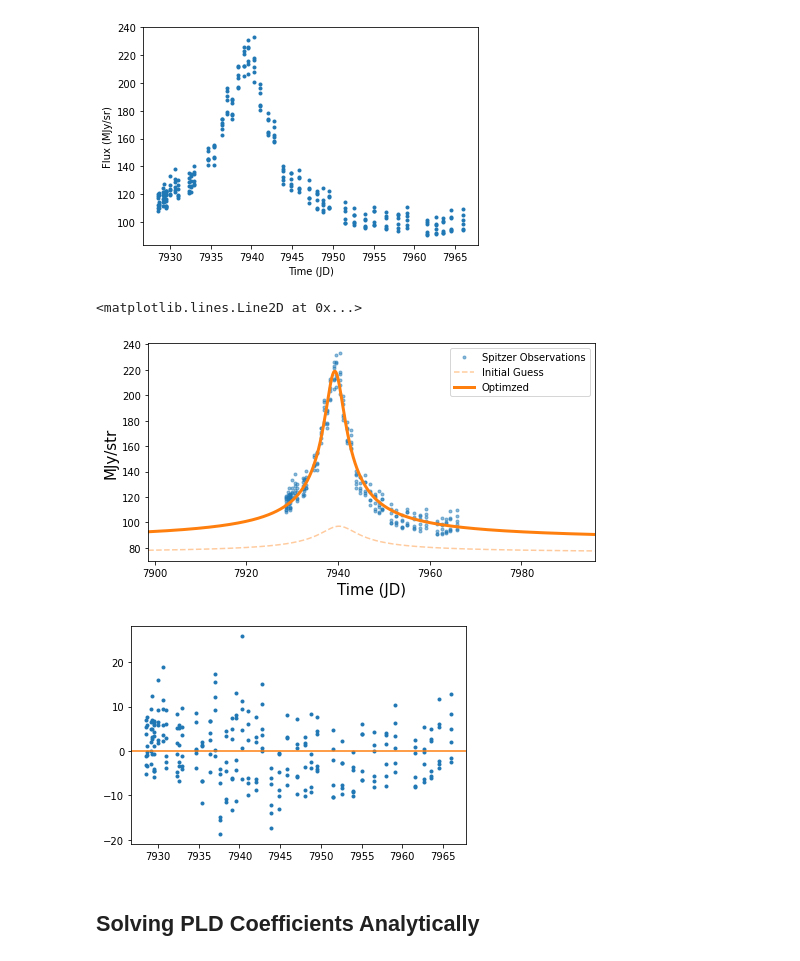
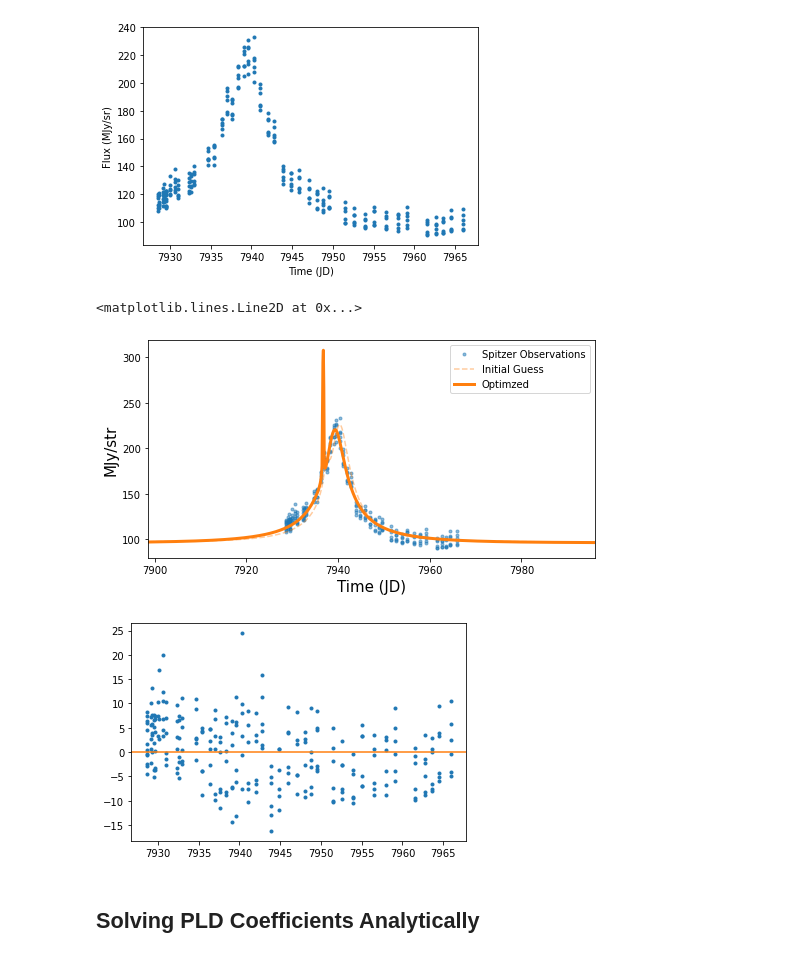
Before and after one commit to tbctk/tbk-Spitzer-ulens, a Jupyter notebook: Spitzer-ulens_Tutorial.ipynb, the cells around one changed output. Saved outputs shown, nothing was run; the diff lists cells and outputs as text; code cells hidden in the pictures.

```diff
--- a/Spitzer-ulens_Tutorial.ipynb
+++ b/Spitzer-ulens_Tutorial.ipynb
@@ -86,6 +86,7 @@ Text(0, 0.5, 'Flux (MJy/sr)')
 # Single lens model:
 #fb,t0,fs,tE = 84.86,7940.195,19.707,14.58
 #p0 = np.array([fb,t0,fs,tE]) #for single lens: fb, t0, fs, tE
+#bounds = ([0,7935,0,0],[140,7945,np.inf,np.inf])
 
 # Binary lens model:
 s     = 0.815       # separation between the two lenses (in Einstein radius of total mass)
@@ -95,8 +96,8 @@ alpha = np.pi-2.561 # angle between lens axis and source trajectory (rad) VBBL_a
 tE    = 14.58       # einstein radius crossing time
 t0    = 7940.195    # time of peak magnification
 u0    = 0.1343      # impact parameter
-fb    = 76
-fs    = 21
+fb    = 76          # baseline flux
+fs    = 21          # source flux
 p0 = np.asarray([s, q, rho, alpha, tE, t0, u0, fb, fs])
 # Estimate some bounds on these parameters. These do not have to be tight constraints.
-bounds = ([0,0,0,-np.inf,0,7920,-np.inf,0,0],[np.inf,np.inf,np.inf,np.inf,50,7960,np.inf,150,np.inf])
+bounds = ([0,0,0,-np.inf,0,7920,-np.inf,0,0],[np.inf,np.inf,np.inf,np.inf,np.inf,7960,np.inf,np.inf,np.inf])
@@ -103,17 +111,15 @@ bounds = ([0,0,0,-np.inf,0,7920,-np.inf,0,0],[np.inf,np.inf,np.inf,np.inf,50,796
 # %%
 # Obtain raw photometry and errors
 PTOT,PTOT_E,E_BIN = event.aperture_photometry()
 # Perform LM fit and plot resulting curve
-p0_single = np.array([fb,t0,fs,tE])
-popt,perr,bestfit,resi_pre,timeplot,lcoptim = event.modelfit(MODELFUNC,p0,PTOT,makeplots=True,bounds=bounds,method='trf')
-#popt,perr,bestfit,resi_pre,timeplot,lcoptim = event.modelfit(models.single_lens,p0_single,PTOT,makeplots=True)
+popt,perr,bestfit,resi_pre,timeplot,lcoptim = event.modelfit(MODELFUNC,p0,PTOT,makeplots=True,bounds=bounds)
 plt.figure()
 plt.plot(event.chrono_flatten()[0],resi_pre,'.')
 plt.axhline(color='C1')
 # %% [output]
 <matplotlib.lines.Line2D at 0x...>
-[figure, old version]
+[figure, new version]
-[figure, old version]
+[figure, new version]
 # %% [markdown]
 ## Solving PLD Coefficients Analytically
 # %%
```
Also changed, not shown: parts of 25 cells of this notebook, 1 other file.
